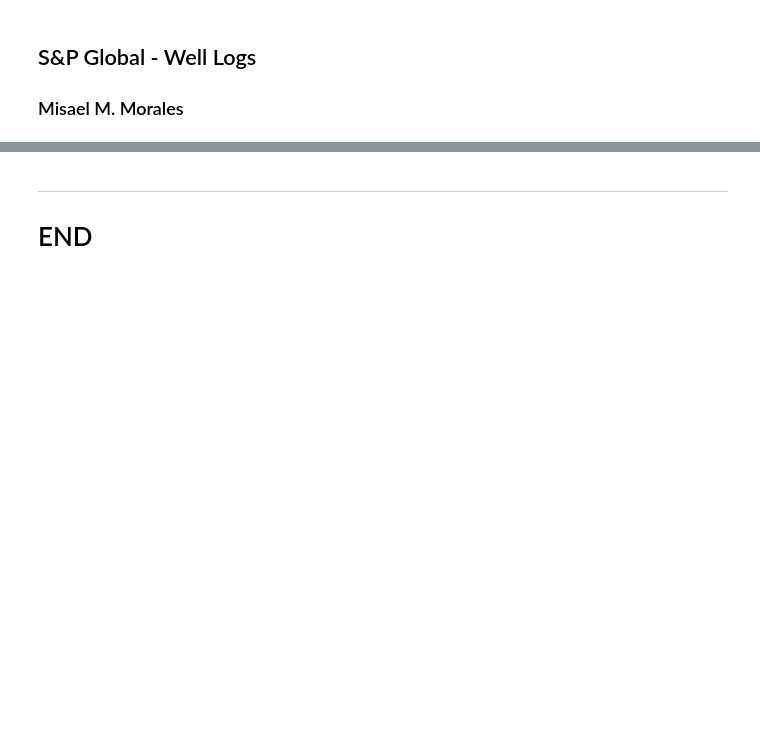
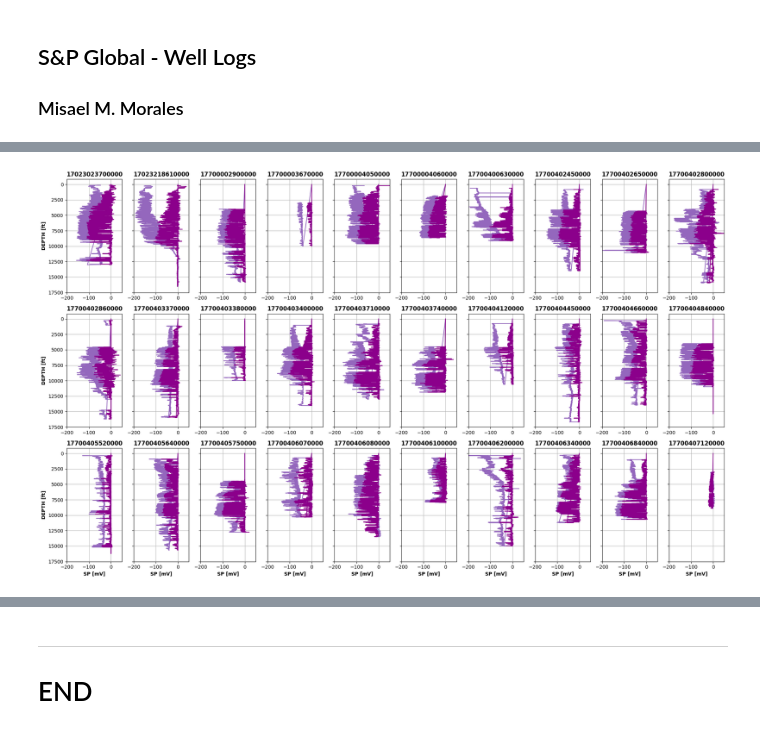
Before and after one commit to misaelmmorales/AutoPetrophysics-GOM-CCS, a Jupyter notebook: sp500_misael.ipynb, the cells around one changed output, grey strips where cells are left out. Cells and saved outputs as stored; diff of their text form; code cells hidden in the pictures; blank space fills up the shorter version.

```diff
--- a/sp500_misael.ipynb
+++ b/sp500_misael.ipynb
@@ -213,2 +142,20 @@ print('X_test:  {}  | y_test:  {}'.format(X_test.shape, y_test.shape))
+# %%
+fig, axs = plt.subplots(3, 10, figsize=(20, 12), sharey=True)
+k = 0
+for i in range(3):
+    for j in range(10):
+        axs[i,j].plot(logs_clean[k,:,1], logs_clean[k,:,0], c='tab:purple', label='SP')
+        axs[i,j].plot(logs_clean[k,:,2], logs_clean[k,:,0], c='darkmagenta', label='SP_NORM')
+        axs[i,j].set_title(os.listdir('Data/UT Export 9-19/')[k].split('.')[0], weight='bold')
+        axs[i,0].set_ylabel('DEPTH [ft]', weight='bold')
+        axs[-1,j].set_xlabel('SP [mV]', weight='bold')
+        axs[i,j].set_xlim(-200, 50)
+        axs[i,j].grid(True, which='both')
+        k += 1
+#axs[-1,-1].legend(facecolor='wheat', edgecolor='k')
+axs[0,0].invert_yaxis()
+plt.tight_layout(); plt.show()
+# %% [output]
+[figure, added]
 # %%
 from keras import Model
```
Also changed, not shown: parts of 20 cells of this notebook, 2 other files.
